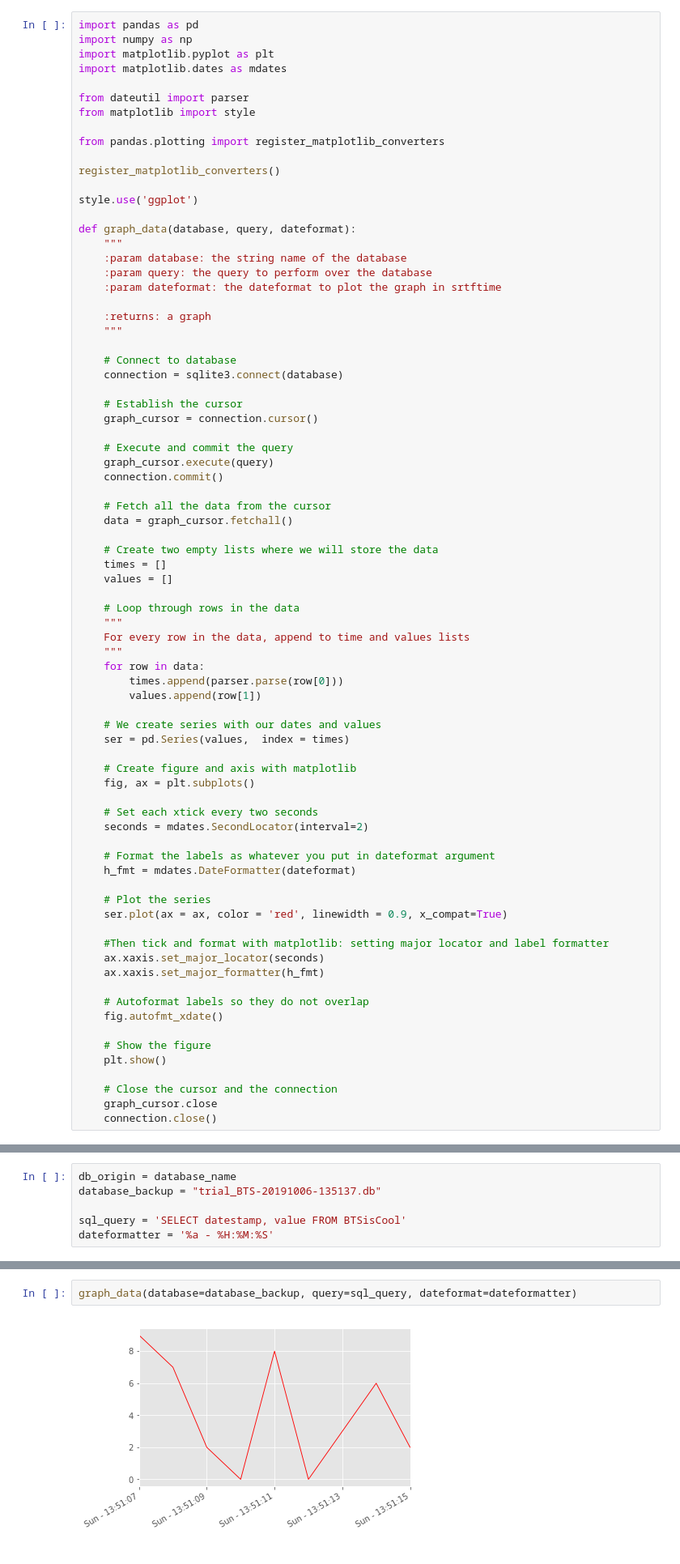
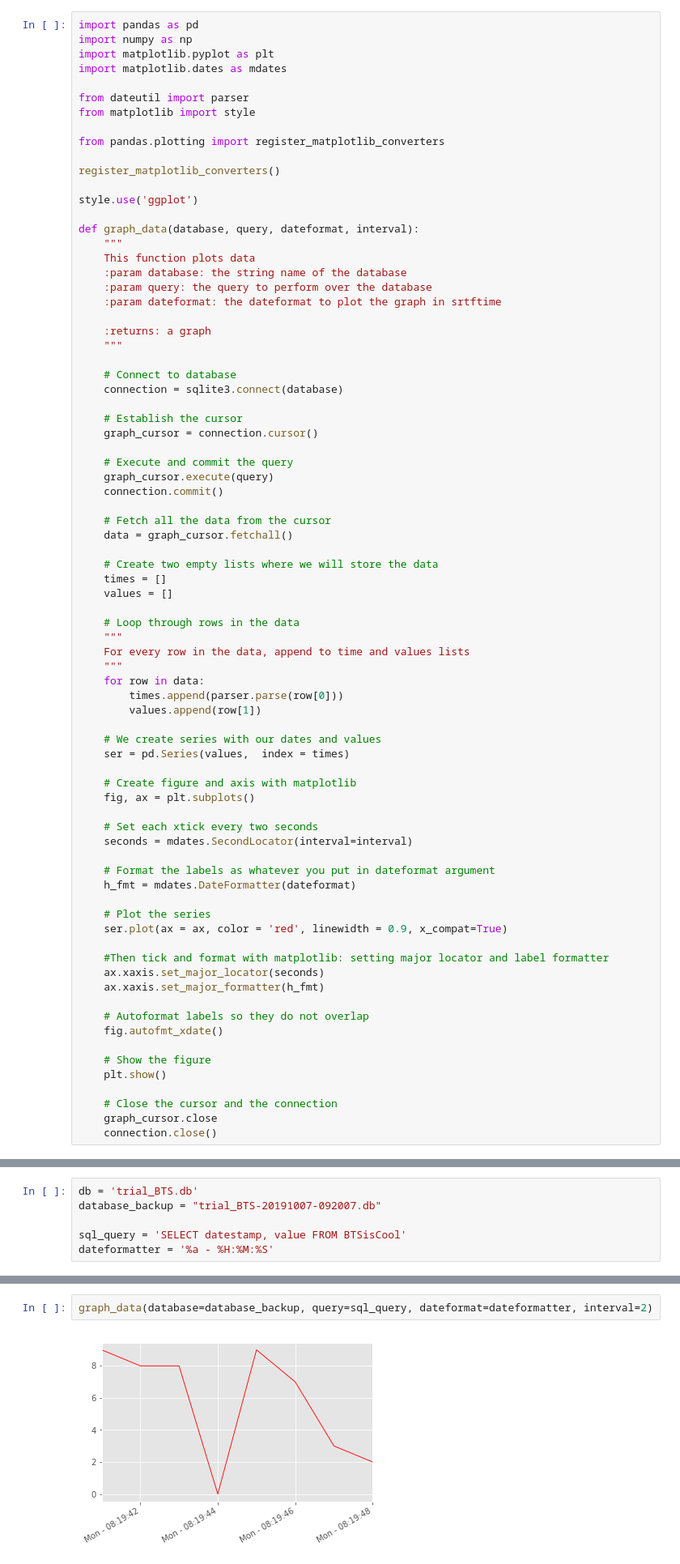
Before and after one commit to vfp1/bts-mbds-data-science-foundations-2019, a Jupyter notebook: sessions/03_Python_databases_Sqlite_with_solutions.ipynb, the cells around one changed output, grey strips where cells are left out. Shown at 81% size. Cells and saved outputs as stored; diff of their text form.

```diff
--- a/sessions/03_Python_databases_Sqlite_with_solutions.ipynb
+++ b/sessions/03_Python_databases_Sqlite_with_solutions.ipynb
@@ -355,8 +362,9 @@ register_matplotlib_converters()
 
 style.use('ggplot')
 
-def graph_data(database, query, dateformat):
+def graph_data(database, query, dateformat, interval):
     """
+    This function plots data
     :param database: the string name of the database
     :param query: the query to perform over the database
     :param dateformat: the dateformat to plot the graph in srtftime
@@ -396,7 +404,7 @@ def graph_data(database, query, dateformat):
     fig, ax = plt.subplots()
 
     # Set each xtick every two seconds
-    seconds = mdates.SecondLocator(interval=2)
+    seconds = mdates.SecondLocator(interval=interval)
 
     # Format the labels as whatever you put in dateformat argument
     h_fmt = mdates.DateFormatter(dateformat)
@@ -607,8 +616,8 @@ delete_registry_db(db_name=database_backup, query_value=88)
 # %% [markdown]
 ### Visualize changes with function we created above
 # %%
-db_origin = database_name
-database_backup = "trial_BTS-20191006-135137.db"
+db = 'trial_BTS.db'
+database_backup = "trial_BTS-20191007-092007.db"
 
 sql_query = 'SELECT datestamp, value FROM BTSisCool'
 dateformatter = '%a - %H:%M:%S'
@@ -619,7 +628,7 @@ graph_data(database=db, query=sql_query, dateformat=dateformatter)
 # %%
-graph_data(database=database_backup, query=sql_query, dateformat=dateformatter)
+graph_data(database=database_backup, query=sql_query, dateformat=dateformatter, interval=2)
 # %% [output]
-[figure, old version]
+[figure, new version]
 # %% [markdown]
 #SQLite and Pandas
 # %% [markdown]
```
Also changed, not shown: parts of 28 cells of this notebook, 1 other file.
